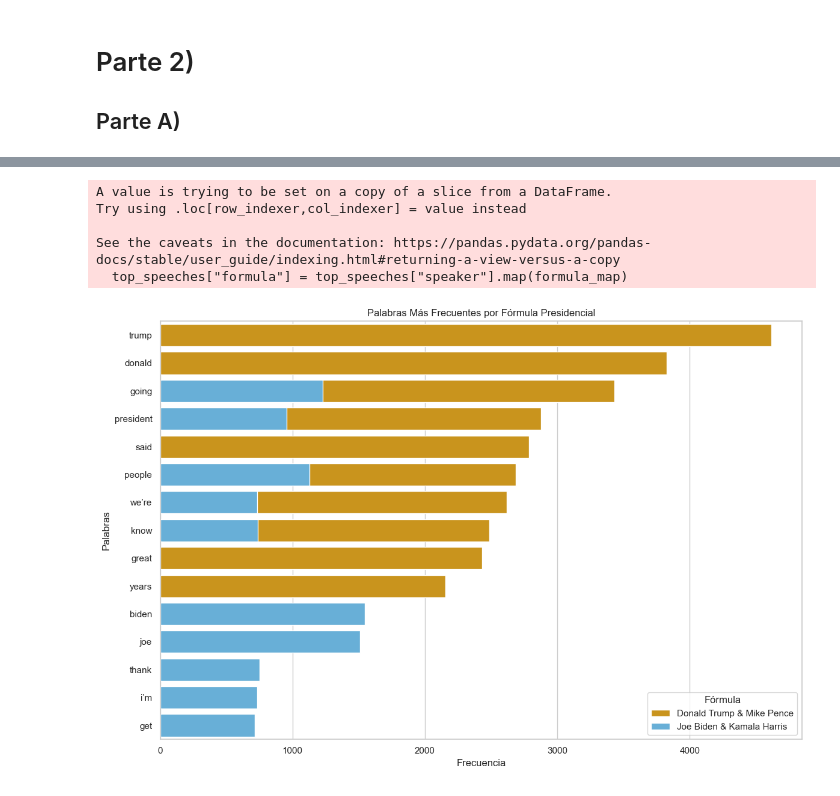
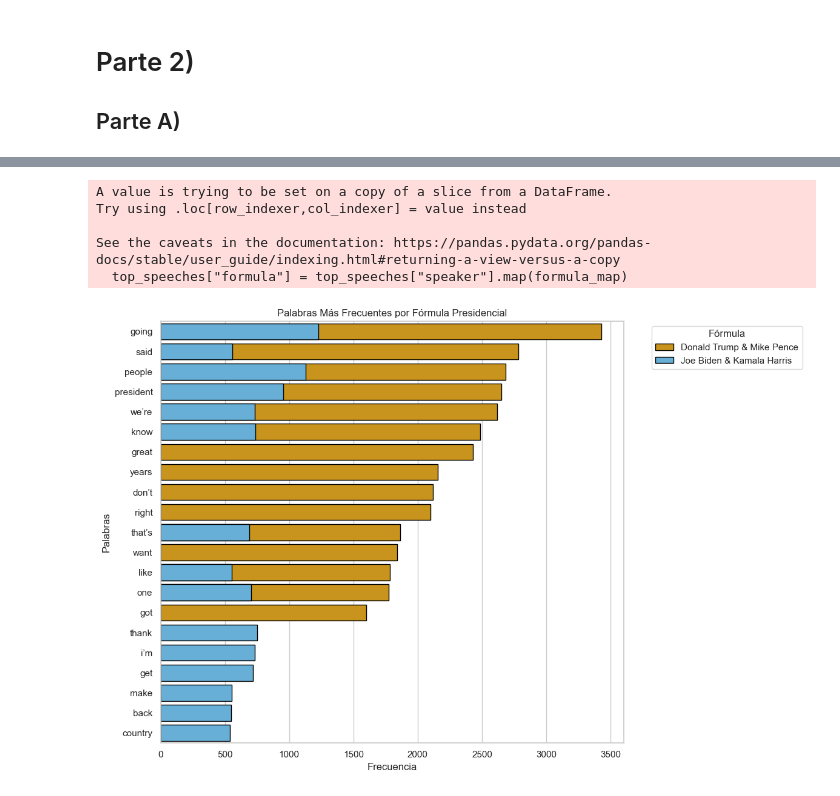
Before and after one commit to campon/intro-cd, a Jupyter notebook: Tarea_1/tarea1_campon_loprete.ipynb, the cells around one changed output, grey strips where cells are left out. Drawn from its saved outputs; the diff is of its cells as text; code cells hidden in the pictures.

```diff
--- a/Tarea_1/tarea1_campon_loprete.ipynb
+++ b/Tarea_1/tarea1_campon_loprete.ipynb
@@ -180,7 +207,20 @@ full_merged = pd.merge(full_df, grouped, on=["month", "speaker"], how="left")
 full_merged["count"] = full_merged["count"].fillna(0).astype(int)
 full_merged["month_plot"] = full_merged["month"].dt.to_timestamp()
 
-custom_palette = ["#E69F00", "#56B4E9", "#009E73", "#F0E442", "#0072B2"]
+custom_palette = {
+    "Joe Biden": "#56B4E9",       # Azul claro
+    "Donald Trump": "#E69F00",    # Naranja dorado
+    "Kamala Harris": "#009E73",   # Verde fuerte
+    "Mike Pence": "#D55E00",      # Naranja quemado
+    "Bernie Sanders": "#CC79A7",  # Magenta
+    "Otros": "#999999"            # Gris neutro
+}
+
+formula_palette = {
+    "Joe Biden & Kamala Harris": "#56B4E9",   # Azul claro
+    "Donald Trump & Mike Pence": "#E69F00",   # Naranja dorado
+    "Otros": "#999999"                        # Gris
+}
 
 
 
@@ -209,12 +249,14 @@ otros_count = speeches["speaker"].nunique() - 5
 
 chocolate_data["cumulative_percentage"] = chocolate_data["count"].cumsum() / chocolate_data["count"].sum()
 
+default_color = "#999999"  # Gris para "Otros" o ausentes
+colors = chocolate_data["speaker"].apply(lambda s: custom_palette.get(s, default_color)).tolist()
 
 plt.figure(figsize=(12, 8))
 bars = plt.barh(
     chocolate_data["speaker"],
     chocolate_data["count"],
-    color=custom_palette,
+    color=colors,
     edgecolor="black"
 )
 
@@ -462,33 +573,34 @@ See the caveats in the documentation: https://pandas.pydata.org/pandas-docs/stab
 # %%
 #ahora construimos grafico de palabras mas frecuentes por formulas presidenciales
 top_speeches["formula"] = top_speeches["speaker"].map(formula_map)
 formula_speeches = top_speeches.dropna(subset=["formula"])
 
 formula_word_counts = {}
 for formula in formula_speeches["formula"].unique():
     all_words = formula_speeches[formula_speeches["formula"] == formula]["FilteredWordList"].explode()
     formula_word_counts[formula] = Counter(all_words)
 
 top_formula_words = pd.DataFrame([
     {"formula": formula, "word": word, "count": count}
     for formula, counts in formula_word_counts.items()
-    for word, count in counts.most_common(10)
+    for word, count in counts.most_common(15)
 ])
 
 top_formula_words = top_formula_words.sort_values(by="count", ascending=False)
 
+
 plt.figure(figsize=(12, 8))
-sns.barplot(data=top_formula_words, x="count", y="word", hue="formula", dodge=False, palette=custom_palette[:2])
+sns.barplot(data=top_formula_words, x="count", y="word", hue="formula", dodge=False, palette=formula_palette, edgecolor="black")
 plt.title("Palabras Más Frecuentes por Fórmula Presidencial")
 plt.xlabel("Frecuencia")
 plt.ylabel("Palabras")
-plt.legend(title="Fórmula")
+plt.legend(title="Fórmula", bbox_to_anchor=(1.05, 1), loc='upper left')
 plt.tight_layout()
 plt.show()
 # %% [output]
 A value is trying to be set on a copy of a slice from a DataFrame.
 Try using .loc[row_indexer,col_indexer] = value instead
 
 See the caveats in the documentation: https://pandas.pydata.org/pandas-docs/stable/user_guide/indexing.html#returning-a-view-versus-a-copy
   top_speeches["formula"] = top_speeches["speaker"].map(formula_map)
-[figure, old version]
+[figure, new version]
```
Also changed, not shown: parts of 21 cells of this notebook, 12 other files.
